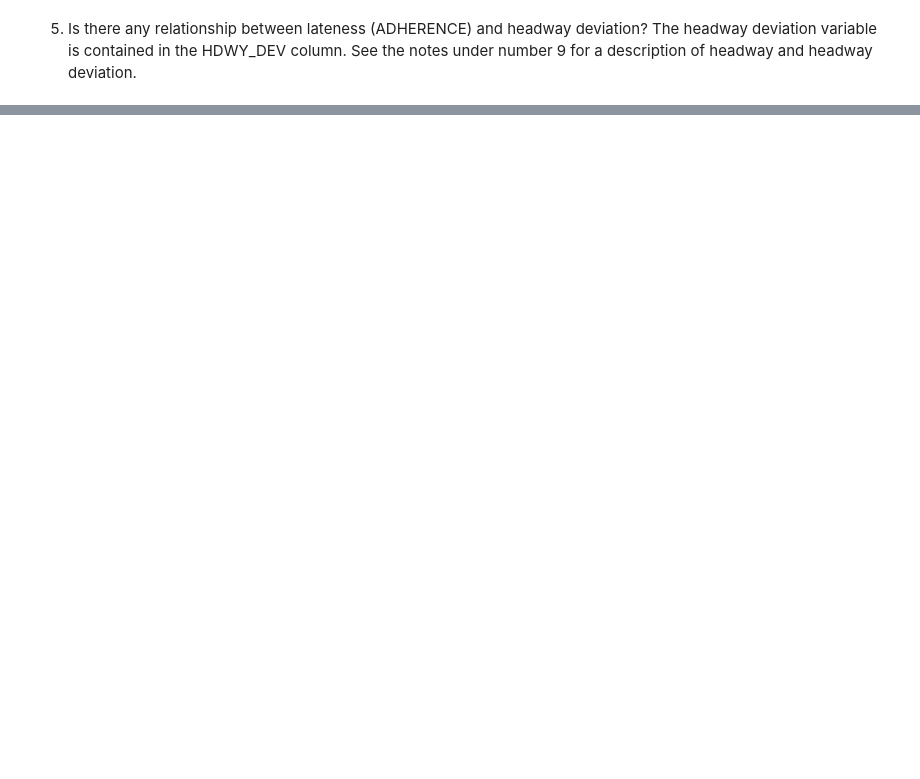
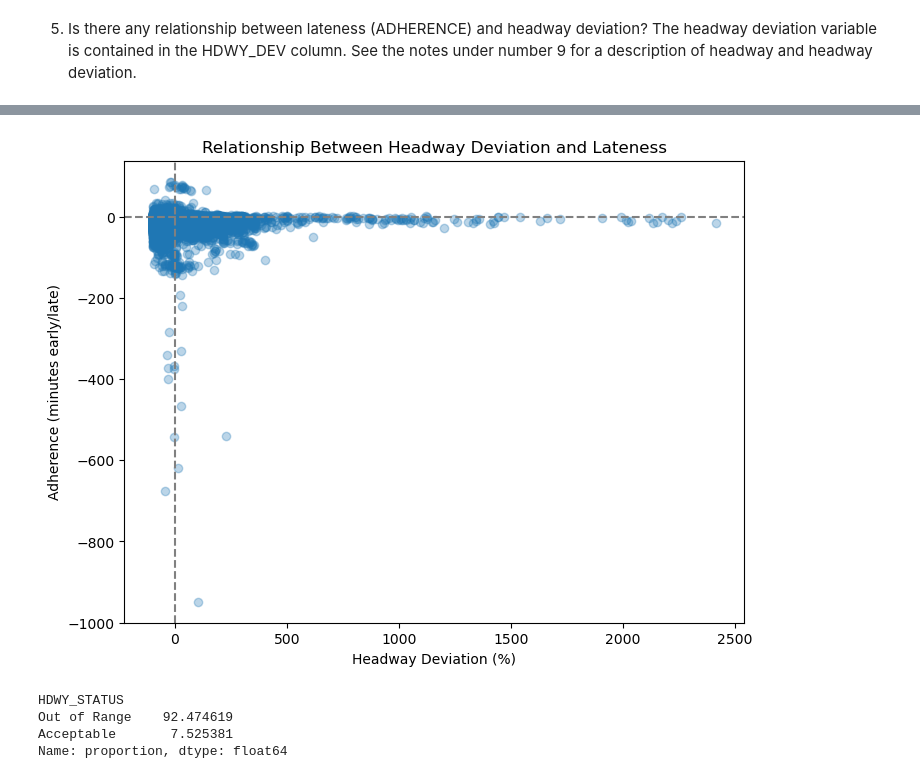
Before and after one commit to NewForce-Cohort-11-Data/wego-brake-it-easy, a Jupyter notebook: wego_grp_proj_bg.ipynb, the cells around one changed output, grey strips where cells are left out. Cells and saved outputs as stored; diff of their text form; code cells hidden in the pictures; blank space fills up the shorter version.

Commit message:
wego-proj-bg-branch

```diff
--- a/wego_grp_proj_bg.ipynb
+++ b/wego_grp_proj_bg.ipynb
@@ -409,2 +411,14 @@ plt.show()
 # %% [markdown]
 5. Is there any relationship between lateness (ADHERENCE) and headway deviation? The headway deviation variable is contained in the HDWY_DEV column. See the notes under number 9 for a description of headway and headway deviation.
+# %%
+# Create a dataframe for analysis
+headway_df = wego_df[['ADHERENCE', 'SCHEDULED_HDWY', 'HDWY_DEV']].dropna()
+
+# Filter out rows where scheduled hdwy is 0 or negative
+headway_df = headway_df[headway_df['SCHEDULED_HDWY'] > 0]
+
+# Calculate headway deviation as a percent of scheduled headway
+headway_df['HDWY_DEV_PCT'] = (headway_df['HDWY_DEV'] / headway_df['SCHEDULED_HDWY']) * 100
+
+# Check result
+headway_df.head()
@@ -410,0 +461,34 @@ plt.show()
+# %%
+# Scatterplot visualization
+plt.figure(figsize=(8,6))
+plt.scatter(headway_df['HDWY_DEV_PCT'], headway_df['ADHERENCE'], alpha=0.3)
+plt.axvline(0, color='gray', linestyle='--')
+plt.axhline(0, color='gray', linestyle='--')
+plt.xlabel('Headway Deviation (%)')
+plt.ylabel('Adherence (minutes early/late)')
+plt.title('Relationship Between Headway Deviation and Lateness')
+plt.show()
+
+# Explanation:
+# Each dot = one observation (a bus stop event).
+# Vertical line (0%) = perfect spacing;
+# Horizontal line (0 minutes) = on time.
+# Clusters in upper-right show late & gapped buses;
+# lower-left shows early & bunched buses.
+# %% [output]
+[figure, added]
+# %%
+# Flag acceptable headways
+headway_df['HDWY_STATUS'] = np.where(
+    (headway_df['HDWY_DEV_PCT'] >= 50) & (headway_df['HDWY_DEV_PCT'] <= 150),
+    'Acceptable',
+    'Out of Range'
+)
+
+# Check proportions
+headway_df['HDWY_STATUS'].value_counts(normalize=True) * 100
+# %% [output]
+HDWY_STATUS
+Out of Range    92.474619
+Acceptable       7.525381
+Name: proportion, dtype: float64
```
Also changed, not shown: parts of 14 cells of this notebook.
